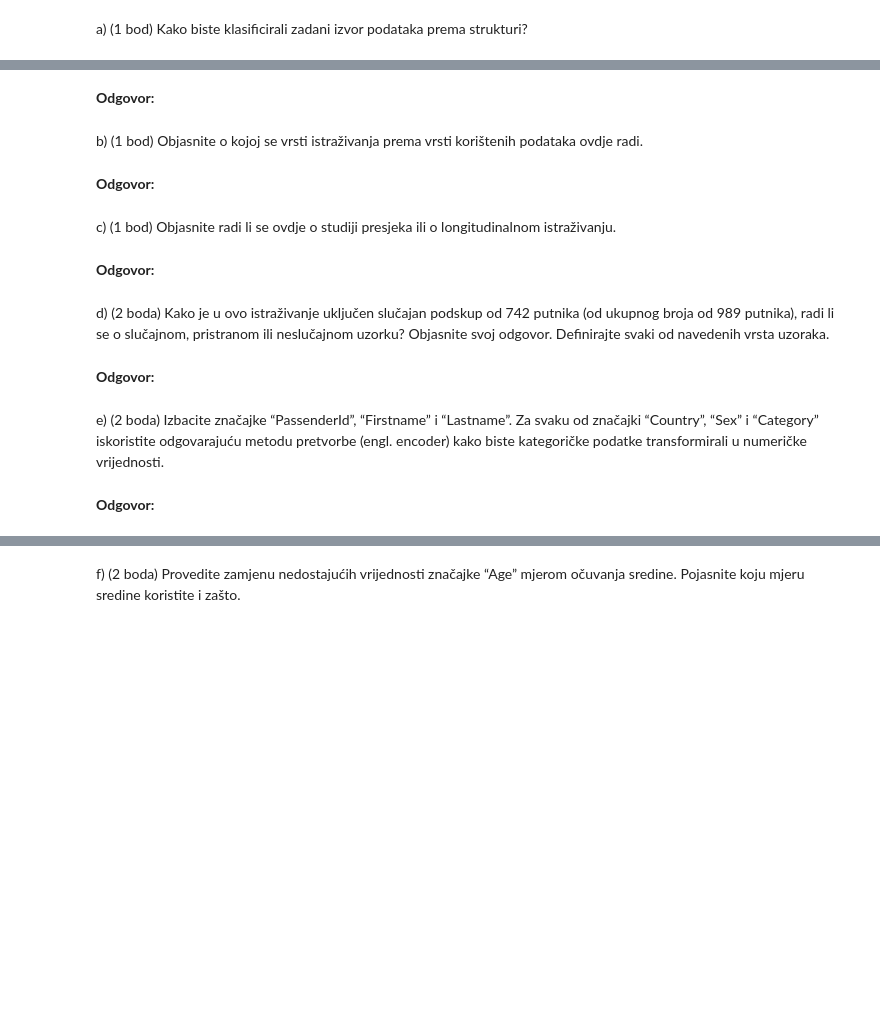
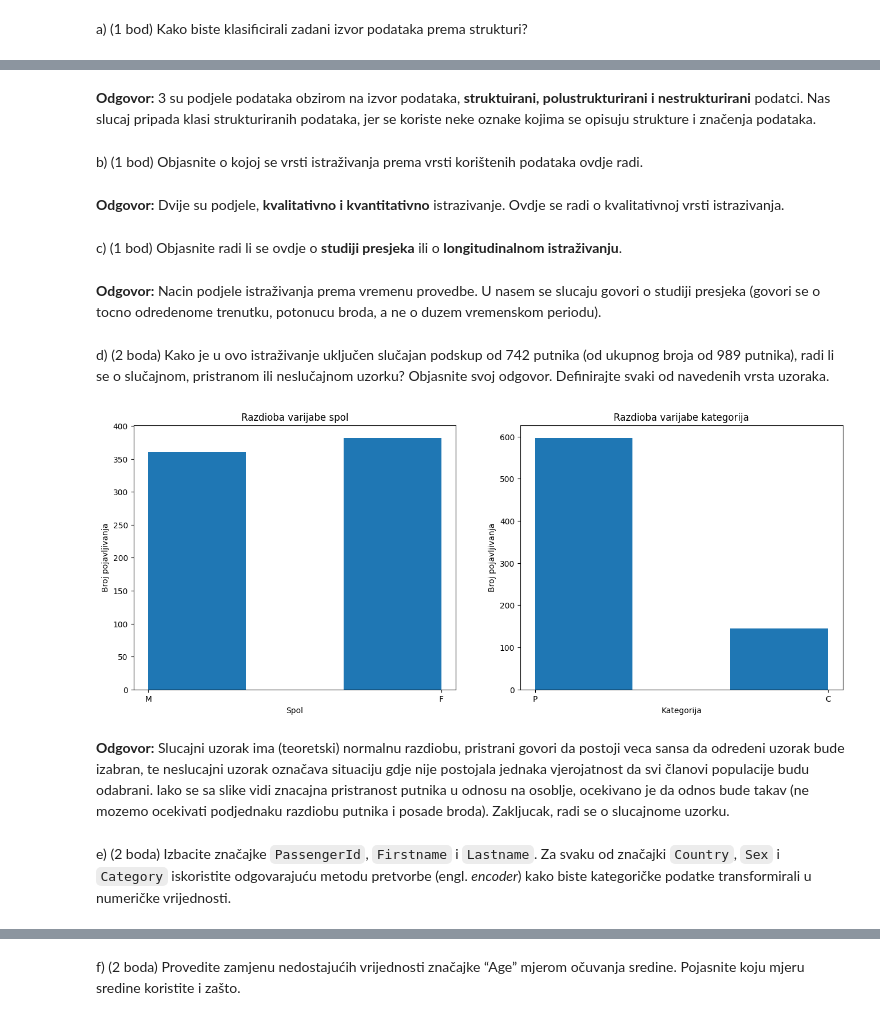
Before and after one commit to domamaric/UZOP, a Jupyter notebook: uzop_ogledni_ZI.ipynb, the cells around one changed output, grey strips where cells are left out. Saved outputs shown, nothing was run; the diff lists cells and outputs as text; code cells hidden in the pictures; blank space fills up the shorter version.

```diff
--- a/uzop_ogledni_ZI.ipynb
+++ b/uzop_ogledni_ZI.ipynb
@@ -9,0 +14,5 @@ a) (1 bod) Kako biste klasificirali zadani izvor podataka prema strukturi?
+# %%
+dataset_dir = Path("./datasets/")
+
+df = pd.read_csv(dataset_dir / "estonia-passenger-list-modified.csv")
+df.head()
@@ -10,26 +26,38 @@ a) (1 bod) Kako biste klasificirali zadani izvor podataka prema strukturi?
 # %% [markdown]
-
-**Odgovor:**
+**Odgovor:** 3 su podjele podataka obzirom na izvor podataka, **struktuirani, polustrukturirani i nestrukturirani** podatci. Nas slucaj pripada klasi strukturiranih podataka, jer se koriste neke oznake kojima se opisuju strukture i značenja podataka.
 # %% [markdown]
 b) (1 bod) Objasnite o kojoj se vrsti istraživanja prema vrsti korištenih podataka
 ovdje radi.
 # %% [markdown]
-**Odgovor:**
+**Odgovor:** Dvije su podjele, **kvalitativno i kvantitativno** istrazivanje. Ovdje se radi o kvalitativnoj vrsti istrazivanja.
 # %% [markdown]
-c) (1 bod) Objasnite radi li se ovdje o studiji presjeka ili o longitudinalnom
-istraživanju.
+c) (1 bod) Objasnite radi li se ovdje o **studiji presjeka** ili o **longitudinalnom
+istraživanju**.
 # %% [markdown]
-**Odgovor:**
+**Odgovor:** Nacin podjele istraživanja prema vremenu provedbe. U nasem se slucaju govori o studiji presjeka (govori se o tocno odredenome trenutku, potonucu broda, a ne o duzem vremenskom periodu).
 # %% [markdown]
 d) (2 boda) Kako je u ovo istraživanje uključen slučajan podskup od 742 putnika (od
 ukupnog broja od 989 putnika), radi li se o slučajnom, pristranom ili neslučajnom
 uzorku? Objasnite svoj odgovor. Definirajte svaki od navedenih vrsta uzoraka.
+# %%
+import matplotlib.pyplot as plt
+
+fig, axs = plt.subplots(1, 2, figsize=(16, 6))
+
+axs[0].hist(df['Sex'], bins=3)
+axs[0].set_title('Razdioba varijabe spol')
+axs[0].set_xlabel('Spol')
+axs[0].set_ylabel('Broj pojavljivanja')
+
+axs[1].hist(df['Category'], bins=3)
+axs[1].set_title('Razdioba varijabe kategorija')
+axs[1].set_xlabel('Kategorija')
+axs[1].set_ylabel('Broj pojavljivanja')
+
+plt.show()
+# %% [output]
+[figure, added]
 # %% [markdown]
-**Odgovor:**
+**Odgovor:** Slucajni uzorak ima (teoretski) normalnu razdiobu, pristrani govori da postoji veca sansa da odredeni uzorak bude izabran, te neslucajni uzorak označava situaciju gdje nije postojala jednaka vjerojatnost da svi članovi populacije budu odabrani. Iako se sa slike vidi znacajna pristranost putnika u odnosu na osoblje, ocekivano je da odnos bude takav (ne mozemo ocekivati podjednaku razdiobu putnika i posade broda). Zakljucak, radi se o slucajnome uzorku.
 # %% [markdown]
-e) (2 boda) Izbacite značajke “PassenderId”, “Firstname” i “Lastname”. Za svaku od
-značajki “Country”, “Sex” i “Category” iskoristite odgovarajuću metodu
-pretvorbe (engl. encoder) kako biste kategoričke podatke transformirali u
-numeričke vrijednosti.
+e) (2 boda) Izbacite značajke `PassengerId`, `Firstname` i `Lastname`. Za svaku od značajki `Country`, `Sex` i `Category` iskoristite odgovarajuću metodu pretvorbe (engl. *encoder*) kako biste kategoričke podatke transformirali u numeričke vrijednosti.
-# %% [markdown]
-**Odgovor:**
```
Also changed, not shown: parts of 18 cells of this notebook.
